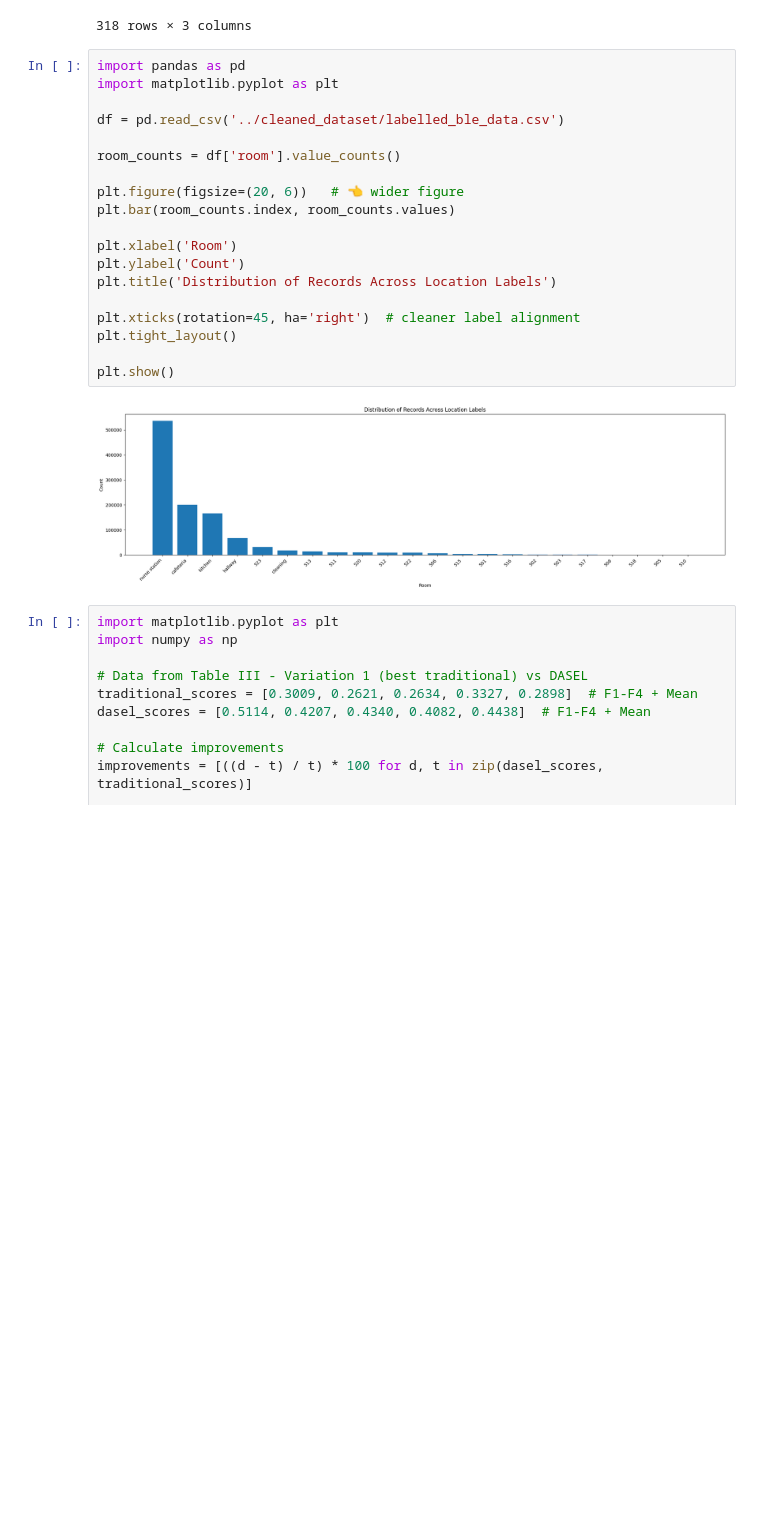
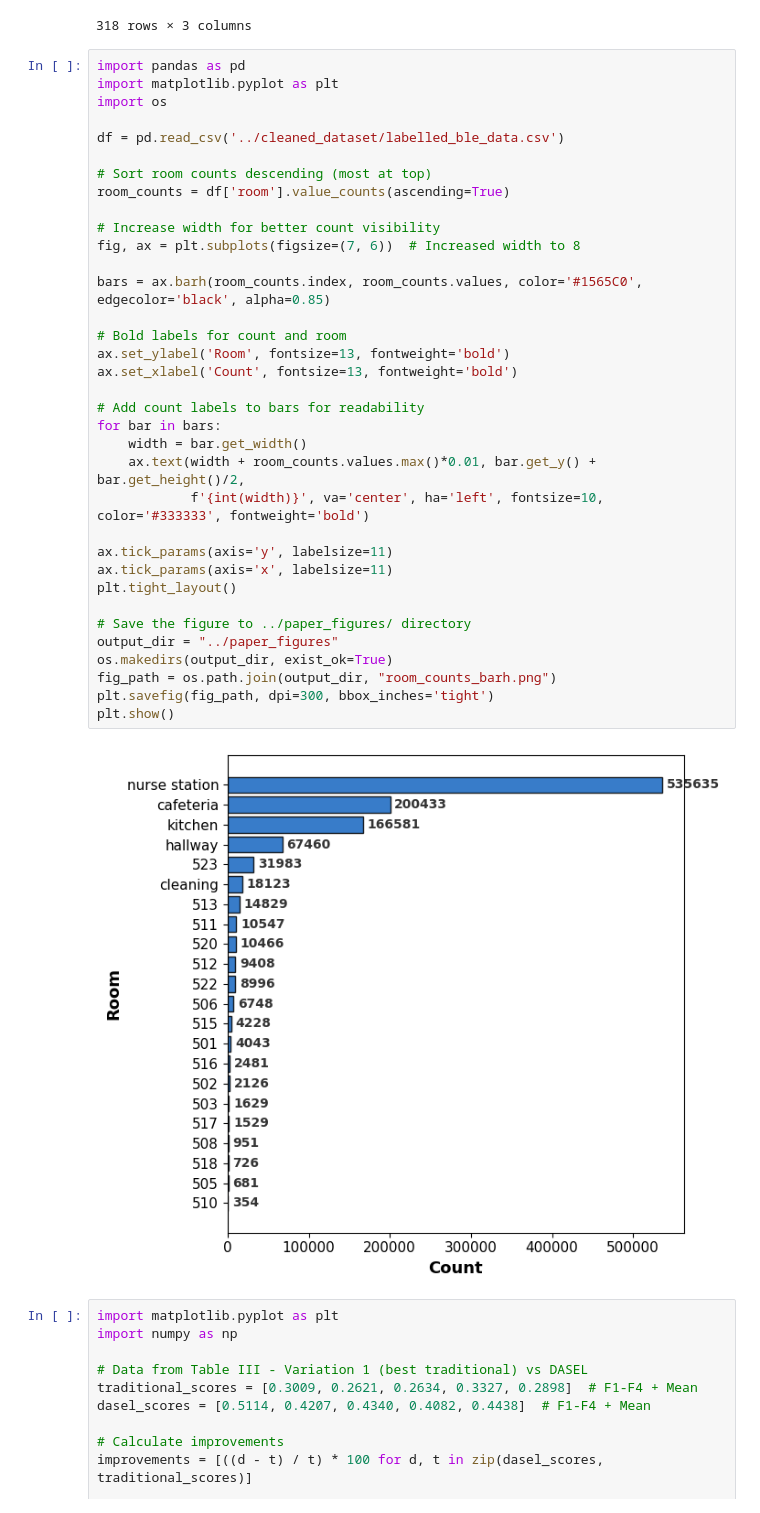
Before and after one commit to minhtrietcancode/abc-challenge-2026-location-classification, a Jupyter notebook: analysis/paper_materials.ipynb, the cells around one changed output. Cells and saved outputs as stored; diff of their text form; blank space fills up the shorter version.

Commit message:
fix figure 2

```diff
--- a/analysis/paper_materials.ipynb
+++ b/analysis/paper_materials.ipynb
@@ -199,24 +199,40 @@ Median sequence length: 24.0
 # %%
 import pandas as pd
 import matplotlib.pyplot as plt
+import os
 
 df = pd.read_csv('../cleaned_dataset/labelled_ble_data.csv')
 
-room_counts = df['room'].value_counts()
+# Sort room counts descending (most at top)
+room_counts = df['room'].value_counts(ascending=True)
 
-plt.figure(figsize=(20, 6))   # 👈 wider figure
-plt.bar(room_counts.index, room_counts.values)
+# Increase width for better count visibility
+fig, ax = plt.subplots(figsize=(7, 6))  # Increased width to 8
 
-plt.xlabel('Room')
-plt.ylabel('Count')
-plt.title('Distribution of Records Across Location Labels')
+bars = ax.barh(room_counts.index, room_counts.values, color='#1565C0', edgecolor='black', alpha=0.85)
 
-plt.xticks(rotation=45, ha='right')  # cleaner label alignment
+# Bold labels for count and room
+ax.set_ylabel('Room', fontsize=13, fontweight='bold')
+ax.set_xlabel('Count', fontsize=13, fontweight='bold')
+
+# Add count labels to bars for readability
+for bar in bars:
+    width = bar.get_width()
+    ax.text(width + room_counts.values.max()*0.01, bar.get_y() + bar.get_height()/2,
+            f'{int(width)}', va='center', ha='left', fontsize=10, color='#333333', fontweight='bold')
+
+ax.tick_params(axis='y', labelsize=11)
+ax.tick_params(axis='x', labelsize=11)
 plt.tight_layout()
 
+# Save the figure to ../paper_figures/ directory
+output_dir = "../paper_figures"
+os.makedirs(output_dir, exist_ok=True)
+fig_path = os.path.join(output_dir, "room_counts_barh.png")
+plt.savefig(fig_path, dpi=300, bbox_inches='tight')
 plt.show()
 # %% [output]
-[figure, old version]
+[figure, new version]
 # %%
 import matplotlib.pyplot as plt
 import numpy as np
```
Also changed, not shown: 1 other file.
